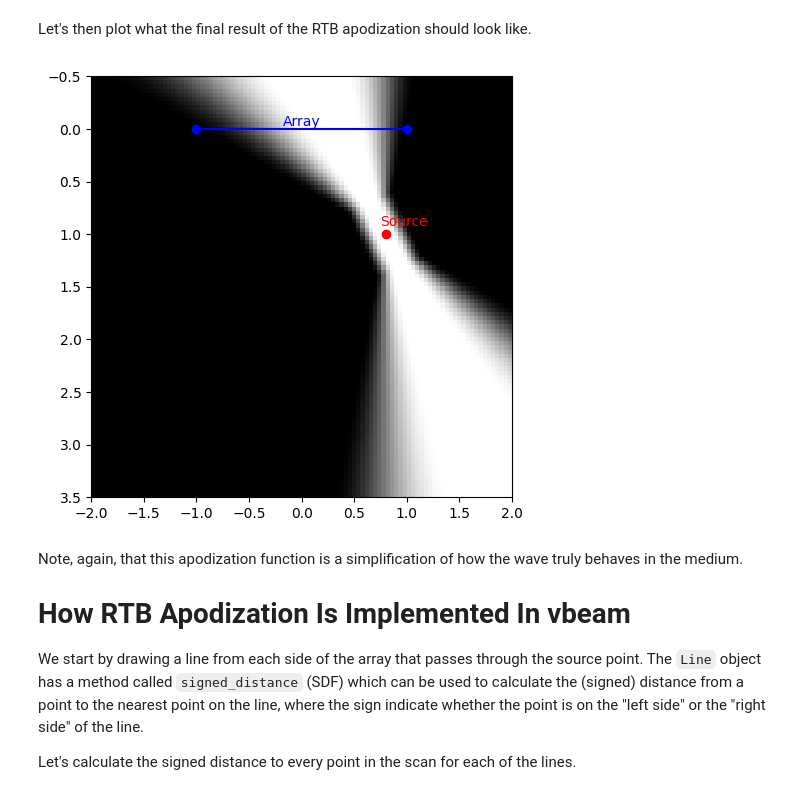
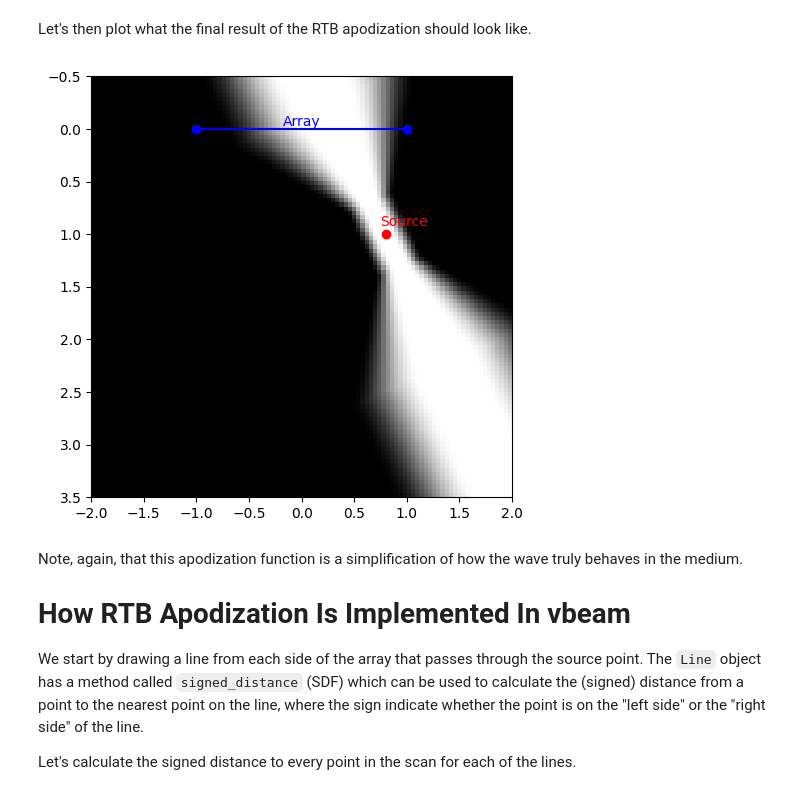
Before and after one commit to magnusdk/vbeam, a Jupyter notebook: docs/tutorials/apodization/rtb.ipynb, the cells around one changed output. Drawn from its saved outputs; the diff is of its cells as text; code cells hidden in the pictures.

```diff
--- a/docs/tutorials/apodization/rtb.ipynb
+++ b/docs/tutorials/apodization/rtb.ipynb
@@ -39,35 +39,35 @@ def plot_array_and_source(ax, array_left, array_right, source):
     zs = np.array([array_left[1], array_right[1]])
     ax.plot(xs, zs, color="blue")
     ax.scatter(xs, zs, color="blue")
     ax.text(np.mean(xs), np.max(zs), "Array", ha="center", va="bottom", color="blue")
     ax.scatter(*source, color="red")
     ax.text(*source - 0.05, "Source", ha="left", va="bottom", color="red")
 
 
 apodization = RTBApodization(
-    (np.array([-1, 0, 0]), np.array([1, 0, 0])), 0.5, Tukey75()
+    (np.array([-1, 0, 0]), np.array([1, 0, 0])), 0.5, 2.0, Tukey75()
 )
 sender = receiver = ElementGeometry(np.array([0, 0, 0]))
 wave_data = WaveData(np.array([source[0], 0, source[1]]))
 apodization_values = get_apodization_values(
     apodization,
     sender,
     scan.get_points(flatten=False),
     receiver,
     wave_data,
     Spec({"point_position": ["xs", "zs"]}),
     ["xs", "zs"],
 )
 
 plt.imshow(apodization_values.T, extent=scan.bounds, origin="lower", cmap="gray")
 plot_array_and_source(plt, array_left, array_right, source)
 plt.xlim([-2, 2])
 plt.ylim([-0.5, 3.5])
 plt.gca().invert_yaxis()
 plt.gca().set_aspect("equal")
 plt.tight_layout()
 # %% [output]
-[figure, old version]
+[figure, new version]
 # %% [markdown]
 Note, again, that this apodization function is a simplification of how the wave truly behaves in the medium.
 
```
Also changed, not shown: parts of 2 cells of this notebook.
